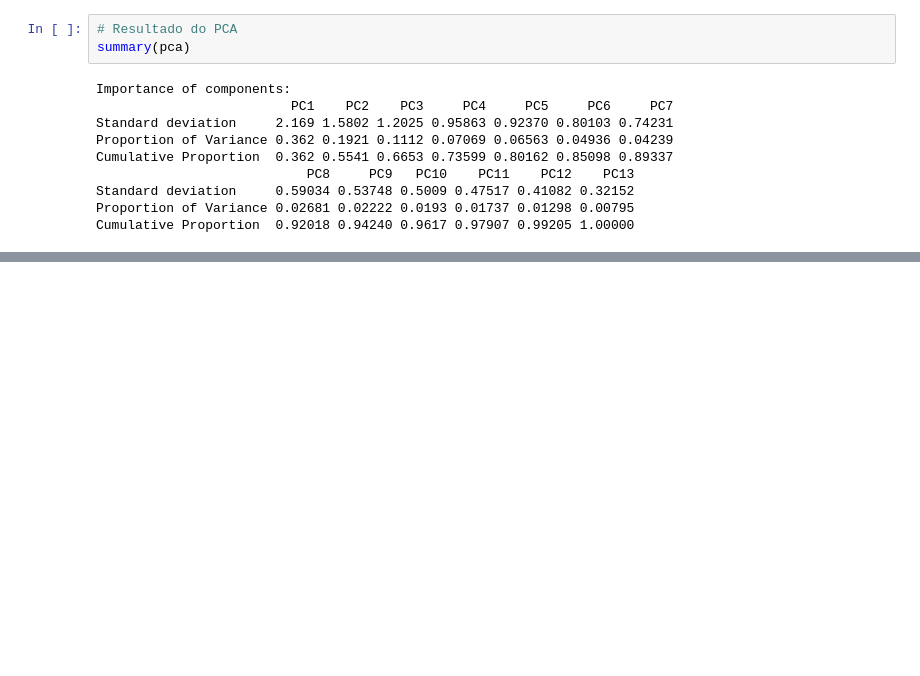
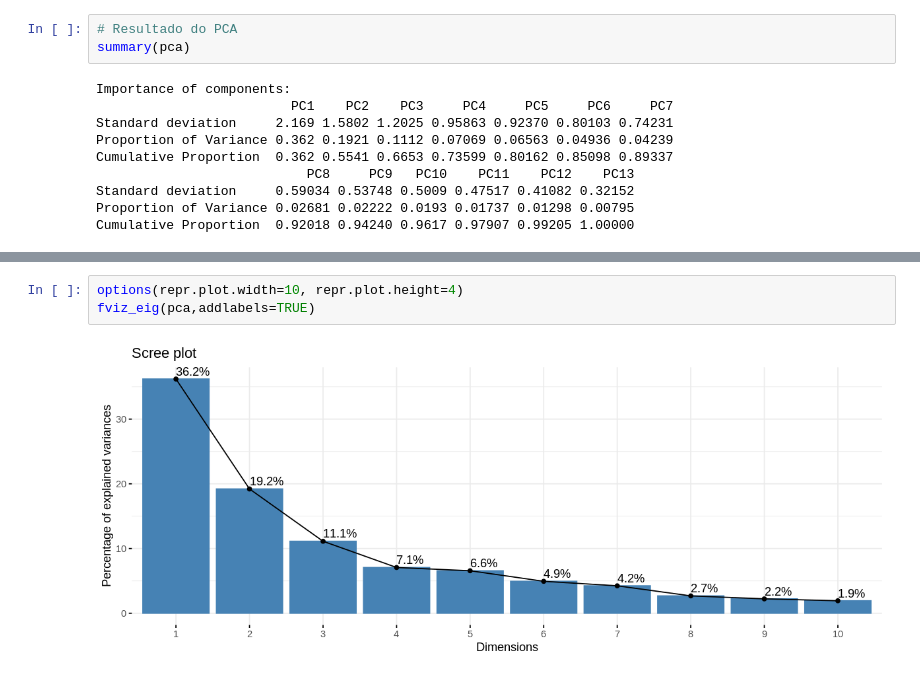
Before and after one commit to lauramoraes/Analise_de_Clusters, a Jupyter notebook: 4 - Redução de dimensionalidade - PCA.ipynb, the cells around one changed output, grey strips where cells are left out. Saved outputs shown, nothing was run; the diff lists cells and outputs as text; blank space fills up the shorter version.

```diff
--- a/4 - Redução de dimensionalidade - PCA.ipynb
+++ b/4 - Redução de dimensionalidade - PCA.ipynb
@@ -105,0 +118,5 @@ ggplot(data = var_df, aes(x,y2, fill=diff)) +
+# %%
+options(repr.plot.width=10, repr.plot.height=4)
+fviz_eig(pca,addlabels=TRUE)
+# %% [output]
+[figure, added]
```
Also changed, not shown: parts of 5 cells of this notebook.
